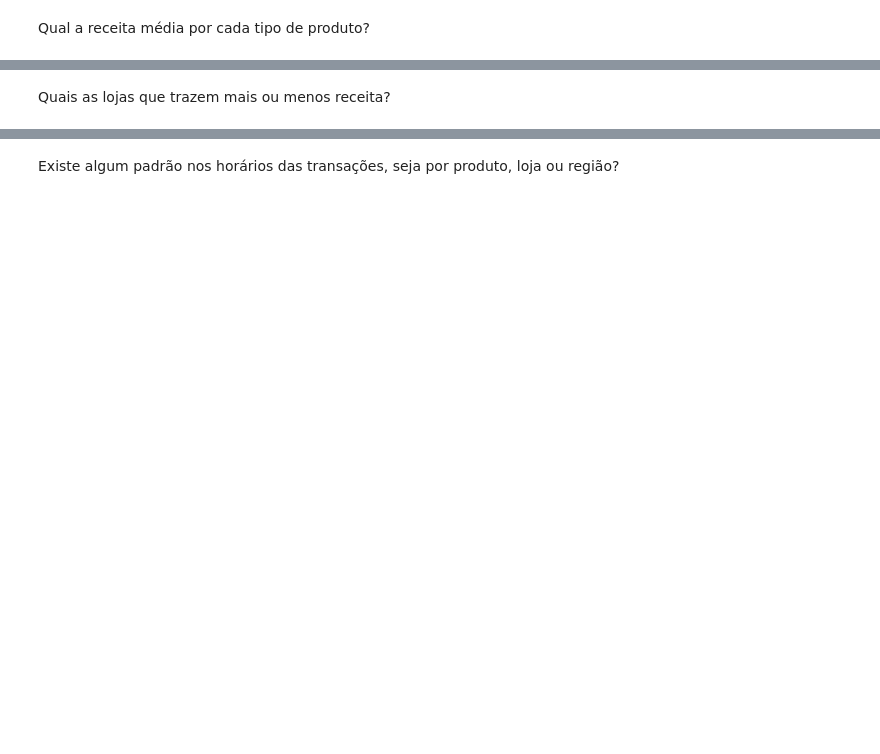
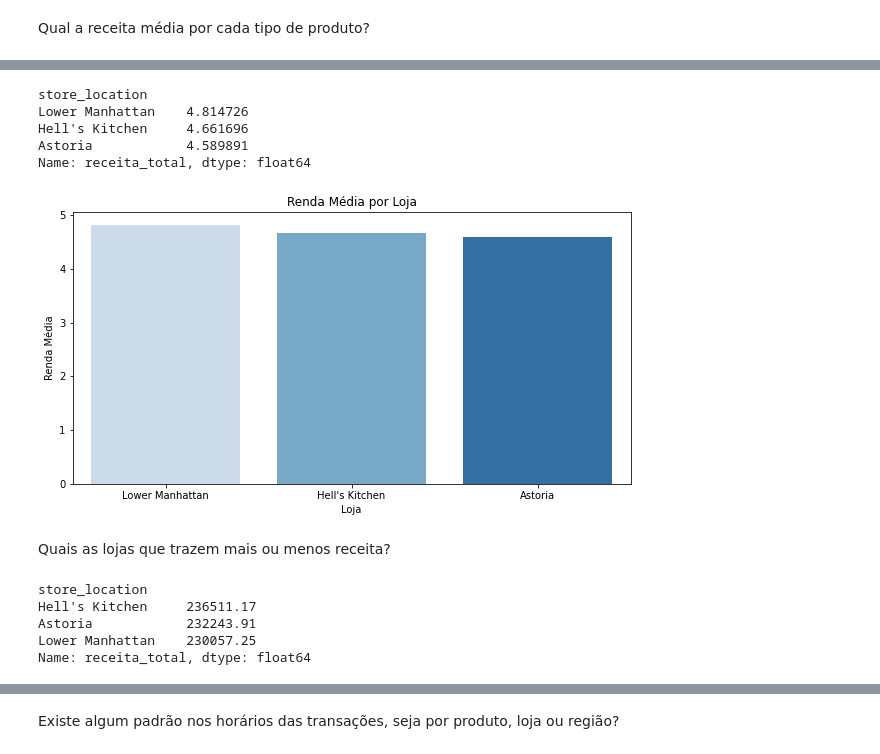
Before and after one commit to YumiiOnoue/Coffee_shop_sales_EDA, a Jupyter notebook: Coffe_Shop_Sale.ipynb, the cells around one changed output, grey strips where cells are left out. Saved outputs shown, nothing was run; the diff lists cells and outputs as text; code cells hidden in the pictures; blank space fills up the shorter version.

```diff
--- a/Coffe_Shop_Sale.ipynb
+++ b/Coffe_Shop_Sale.ipynb
@@ -106,2 +157,29 @@ Qual a receita média por região?
+# %%
+renda_media_loja = df.groupby('store_location')['receita_total'].mean().sort_values(ascending=False)
+renda_media_loja
+# %% [output]
+store_location
+Lower Manhattan    4.814726
+Hell's Kitchen     4.661696
+Astoria            4.589891
+Name: receita_total, dtype: float64
+# %%
+plt.figure(figsize=(10,5))
+sns.barplot(x=renda_media_loja.index, y=renda_media_loja.values, palette='Blues')
+plt.title('Renda Média por Loja')
+plt.xlabel('Loja')
+plt.ylabel('Renda Média')
+plt.show()
+# %% [output]
+[figure, added]
 # %% [markdown]
 Quais as lojas que trazem mais ou menos receita?
+# %%
+receita_loja = df.groupby('store_location')['receita_total'].sum().sort_values(ascending=False)
+receita_loja
+# %% [output]
+store_location
+Hell's Kitchen     236511.17
+Astoria            232243.91
+Lower Manhattan    230057.25
+Name: receita_total, dtype: float64
```
Also changed, not shown: parts of 18 cells of this notebook.
